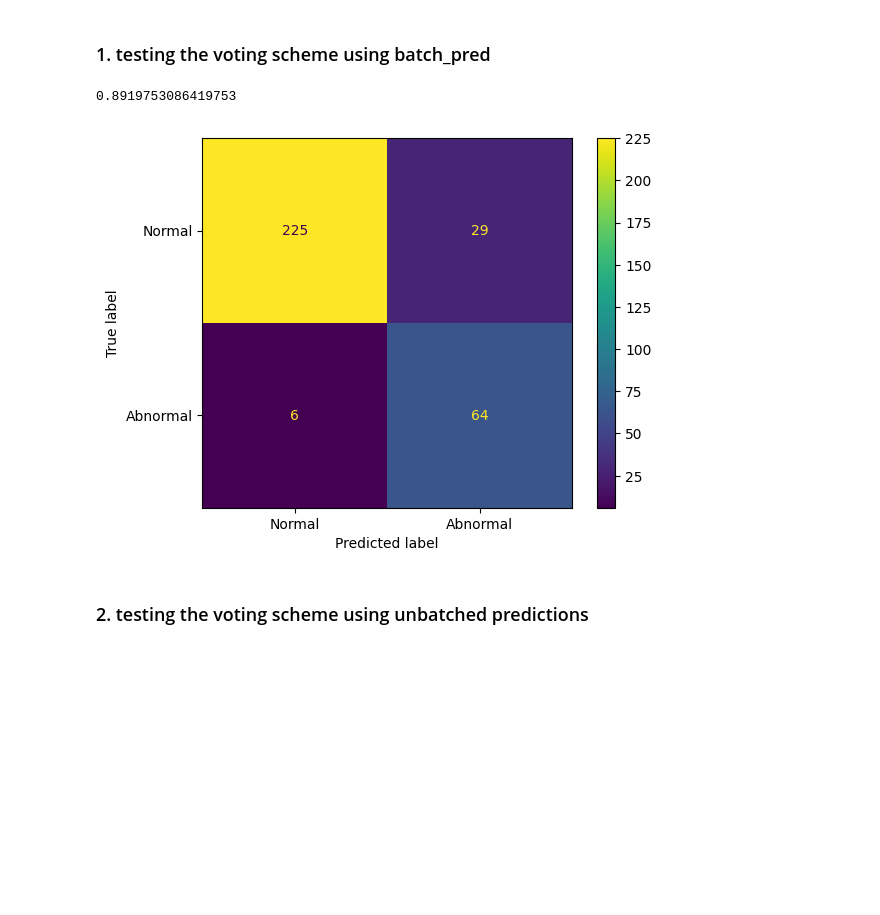
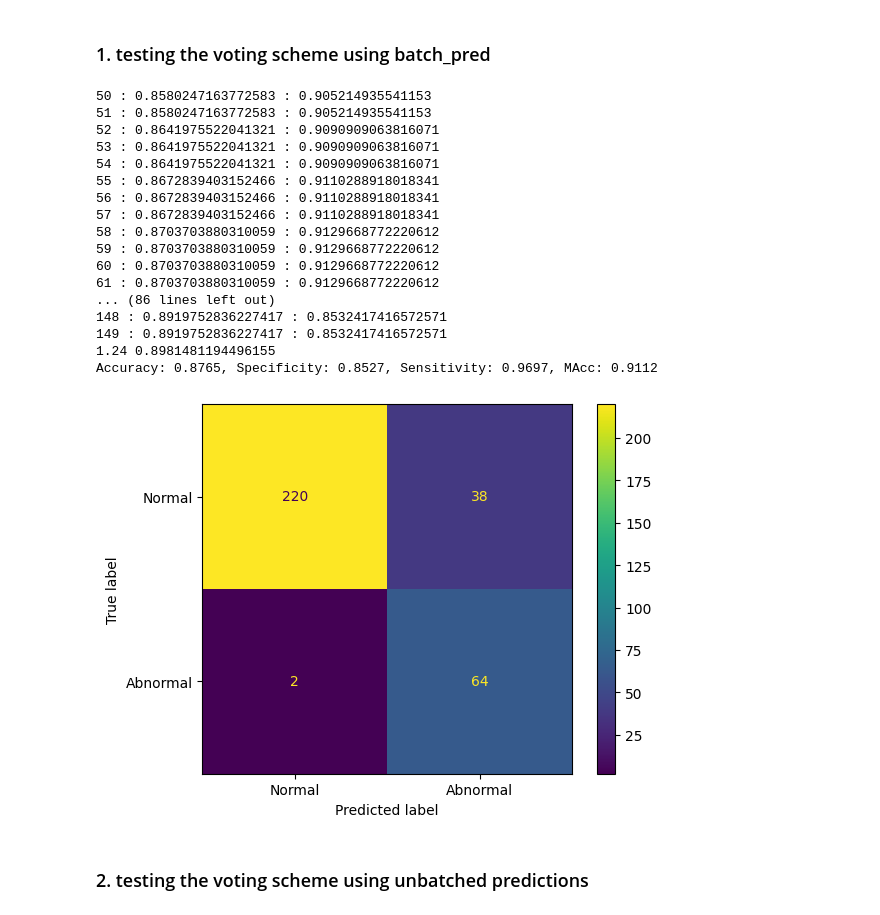
Before and after one commit to iTzAymen/PCG_Classification, a Jupyter notebook: main_preprocessed.ipynb, the cells around one changed output. Drawn from its saved outputs; the diff is of its cells as text; code cells hidden in the pictures; blank space fills up the shorter version.

```diff
--- a/main_preprocessed.ipynb
+++ b/main_preprocessed.ipynb
@@ -419,5 +415,5 @@ Saving model to models\CRNN_Windowed_DeltaSpec\CRNN_Windowed_DeltaSpec_final.pth
 # 5. Evaluation
 Run inference on the trained model with the test set and compute metrics
 # %%
-# checkpoint = torch.load('models/CRNN_Cycles_DeltaMFCC/Epoch_100.pth')
-# myModel.load_state_dict(checkpoint['model_state_dict'])
+checkpoint = torch.load('models/CRNN_Cycles_DeltaSpec/Epoch_200.pth')
+myModel.load_state_dict(checkpoint['model_state_dict'])
@@ -516,24 +529,44 @@ def final_vote(model , tr=1, batchPreds=None):
 # %%
 # best tr: 1.25 with acc = 0.9166666666666666 [Windowed Mfcc]
 # best tr: 1.0 with acc = 0.9135802469135802  [Cycles Mfcc]
 # best tr: 0.8 with acc = 0.8919753086419753  [Windowed Spec]
-# max_acc = 0
-# max_tr = 0
-# batchpreds, actuals = batch_pred(myModel, test_dl)
-# for i in range(50,150):
-#     tr = i/100
-#     acc = final_vote(myModel, tr, batchpreds)
-#     print(str(i) + ' : ' + str(acc))
-#     if(acc > max_acc):
-#         max_acc = acc
-#         max_tr = tr
-# print(max_tr, max_acc)
+# best tr: 0.67 with acc = 0.904320987654321  [Windowed Spec Epoch 50]
+# best tr: 0.5 with acc = 0.9166666666666666 [Windowed Spec Epoch 100]
+# best tr: 1.34 with acc = 0.8950617283950617 [Cycles Spec Epoch 100]
+# best tr: 1.17 with acc = 0.9166666666666666 [Cycles Spec Epoch 50]
 
-acc = final_vote(myModel, 0.8)
-print(acc)
+max_acc = 0
+max_tr = 0
+batchpreds, actuals = batch_pred(myModel, test_dl)
+for i in range(50,150):
+    tr = i/100
+    acc, MAcc = final_vote(myModel, tr, batchpreds, False)
+    print(str(i) + ' : ' + str(acc) + ' : ' + str(MAcc))
+    if(acc > max_acc):
+        max_acc = acc
+        max_tr = tr
+print(max_tr, max_acc)
+
+acc = final_vote(myModel, max_acc, display=True)
 # %% [output]
-0.8919753086419753
+50 : 0.8580247163772583 : 0.905214935541153
+51 : 0.8580247163772583 : 0.905214935541153
+52 : 0.8641975522041321 : 0.9090909063816071
+53 : 0.8641975522041321 : 0.9090909063816071
+54 : 0.8641975522041321 : 0.9090909063816071
+55 : 0.8672839403152466 : 0.9110288918018341
+56 : 0.8672839403152466 : 0.9110288918018341
+57 : 0.8672839403152466 : 0.9110288918018341
+58 : 0.8703703880310059 : 0.9129668772220612
+59 : 0.8703703880310059 : 0.9129668772220612
+60 : 0.8703703880310059 : 0.9129668772220612
+61 : 0.8703703880310059 : 0.9129668772220612
+... (86 lines left out)
+148 : 0.8919752836227417 : 0.8532417416572571
+149 : 0.8919752836227417 : 0.8532417416572571
+1.24 0.8981481194496155
+Accuracy: 0.8765, Specificity: 0.8527, Sensitivity: 0.9697, MAcc: 0.9112
-[figure, old version]
+[figure, new version]
 # %% [markdown]
 ### 2. testing the voting scheme using unbatched predictions
 # %%
```
Also changed, not shown: parts of 10 cells of this notebook, 5 other files.
